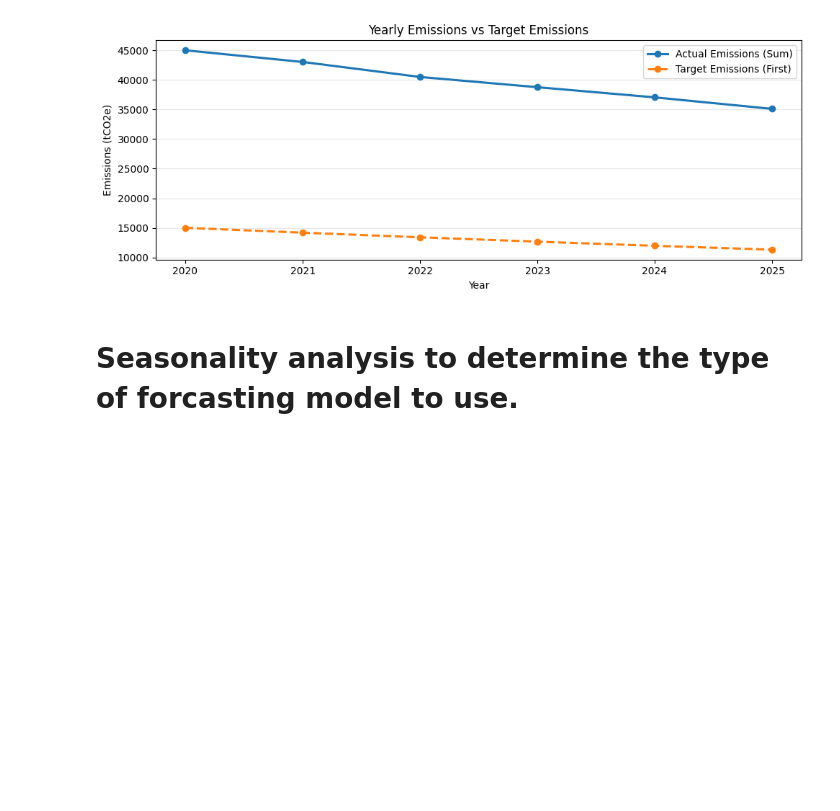
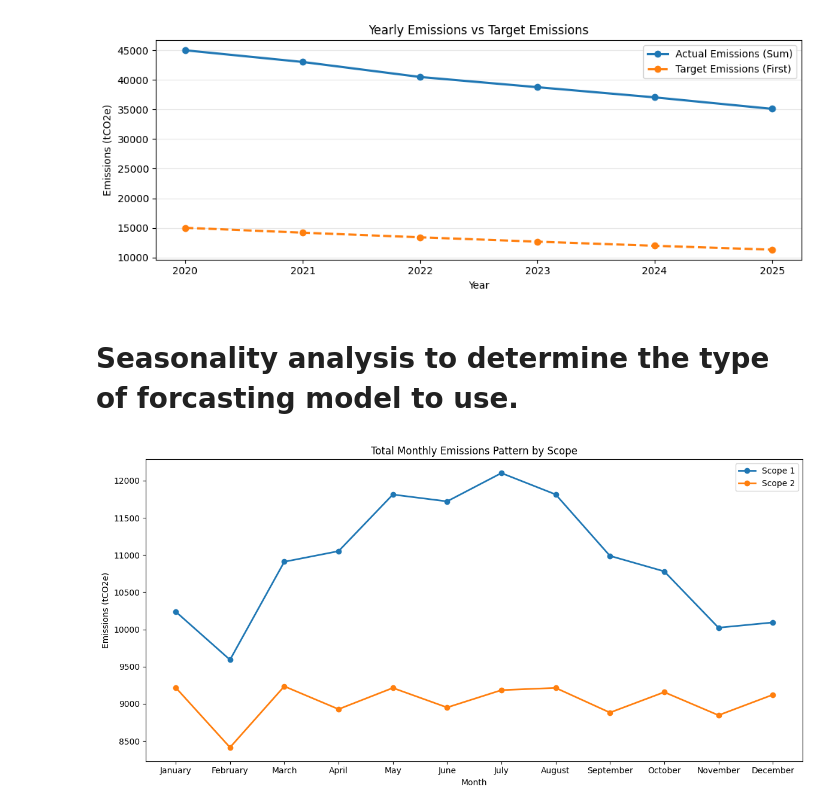
Before and after one commit to Sodiq-Shodimu/nexygen-project, a Jupyter notebook: preprocessed.ipynb, the cells around one changed output. Drawn from its saved outputs; the diff is of its cells as text; code cells hidden in the pictures; blank space fills up the shorter version.

```diff
--- a/preprocessed.ipynb
+++ b/preprocessed.ipynb
@@ -370,3 +370,26 @@ plt.show()
 [figure]
 # %% [markdown]
 # Seasonality analysis to determine the type of forcasting model to use.
+# %%
+df['Month_Name'] = df['Date'].dt.month_name()
+monthly_pattern = df.groupby(['Month_Name', 'Emission_Type'])['Emissions_tCO2e'].sum().reset_index()
+
+month_order = ['January', 'February', 'March', 'April', 'May', 'June', 'July', 'August', 'September', 'October', 'November', 'December']
+monthly_pattern['Month_Name'] = pd.Categorical(monthly_pattern['Month_Name'], categories=month_order, ordered=True)
+monthly_pattern = monthly_pattern.sort_values('Month_Name')
+
+monthly_pattern
+
+fig, ax = plt.subplots(figsize=(12, 6))
+for scope in ['scope 1', 'scope 2']:
+    data = monthly_pattern[monthly_pattern['Emission_Type'].str.strip().str.lower() == scope].sort_values('Month_Name')
+    ax.plot(data['Month_Name'], data['Emissions_tCO2e'], marker='o', linewidth=2, label=scope.title())
+
+ax.set_title('Total Monthly Emissions Pattern by Scope')
+ax.set_xlabel('Month')
+ax.set_ylabel('Emissions (tCO2e)')
+ax.legend()
+plt.tight_layout()
+plt.show()
+# %% [output]
+[figure, added]
```
Also changed, not shown: parts of 20 cells of this notebook, 5 other files.
